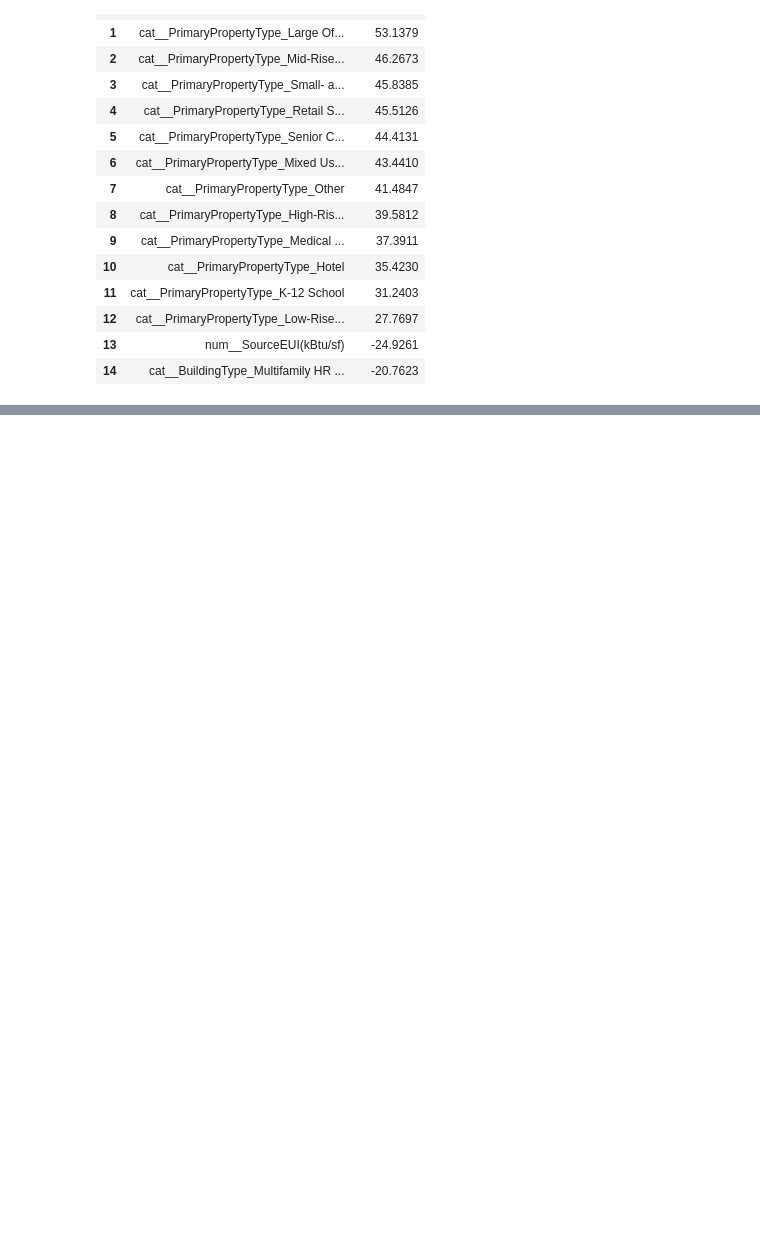
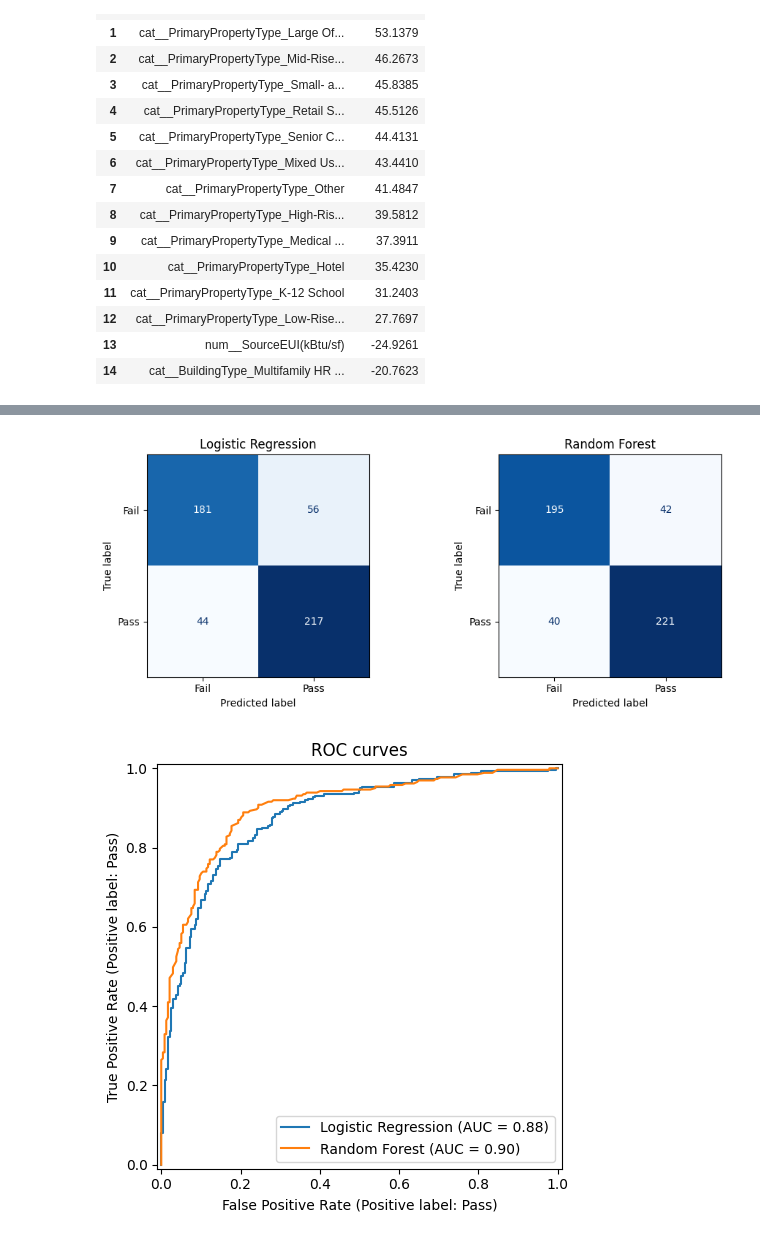
Before and after one commit to mjava/IE7275-Project, a Jupyter notebook: building_energy_predictive_modelling.ipynb, the cells around one changed output, grey strips where cells are left out. Cells and saved outputs as stored; diff of their text form; code cells hidden in the pictures; blank space fills up the shorter version.

Commit message:
feat: classification models

```diff
--- a/building_energy_predictive_modelling.ipynb
+++ b/building_energy_predictive_modelling.ipynb
@@ -587,0 +593,6 @@ The coefficient chart highlight the main drivers of the predicted score, where p
+# %%
+# Train/test split for classification
+Xc_train, Xc_test, yc_train, yc_test = train_test_split(X, y_clf, test_size=0.2, random_state=42)
+
+# Convert test labels to numeric for the ROC-AUC metric (positive class = Pass)
+yc_test_pass = (yc_test == 'Pass').astype(int)
@@ -587,0 +676,23 @@ The coefficient chart highlight the main drivers of the predicted score, where p
+# %%
+# Visualize confusion matrix for both models
+fig, axes = plt.subplots(1, 2, figsize=(10, 4))
+ConfusionMatrixDisplay.from_estimator(logreg, Xc_test, yc_test, display_labels=['Fail', 'Pass'],
+                                      cmap='Blues', colorbar=False, ax=axes[0])
+axes[0].set_title('Logistic Regression')
+ConfusionMatrixDisplay.from_estimator(rf, Xc_test, yc_test, display_labels=['Fail', 'Pass'],
+                                      cmap='Blues', colorbar=False, ax=axes[1])
+axes[1].set_title('Random Forest')
+plt.tight_layout();
+plt.show()
+
+# Plot ROC curves for Pass class
+plt.figure(figsize=(6, 5))
+ax = plt.gca()
+RocCurveDisplay.from_estimator(logreg, Xc_test, yc_test, name='Logistic Regression', pos_label='Pass', ax=ax)
+RocCurveDisplay.from_estimator(rf, Xc_test, yc_test, name='Random Forest', pos_label='Pass', ax=ax)
+ax.set_title('ROC curves')
+plt.tight_layout();
+plt.show()
+# %% [output]
+[figure, added]
+[figure, added]
```
Also changed, not shown: parts of 19 cells of this notebook.
